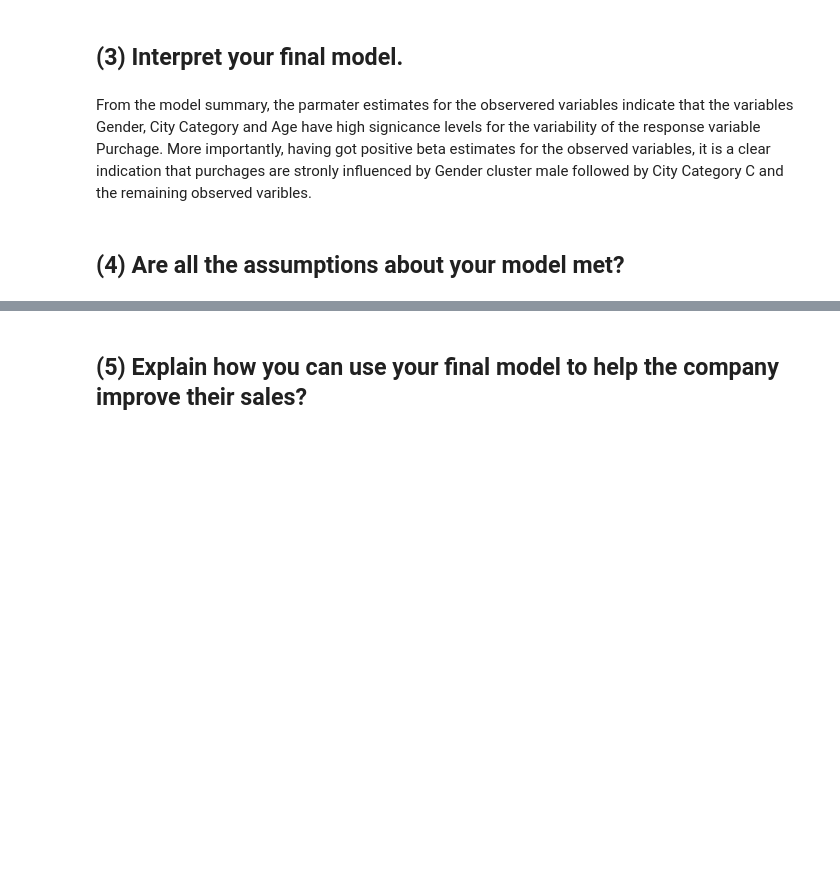
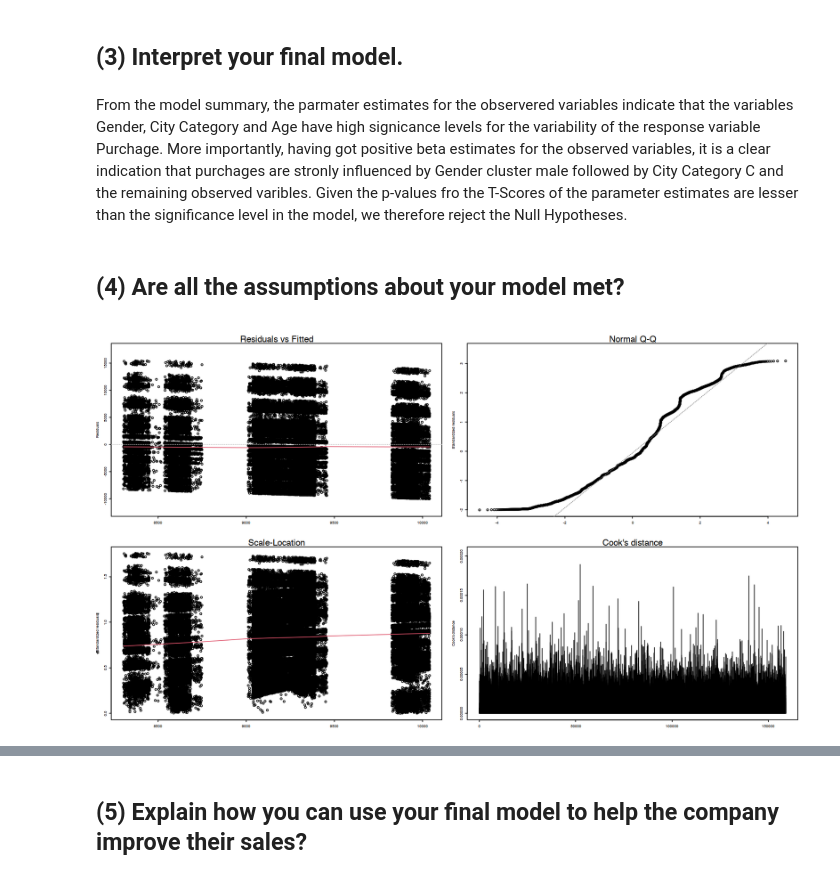
Before and after one commit to yusufbrima/AIMS, a Jupyter notebook: Lectures/Review Phase/Block 4/Statistical Regression With R/Assignments/002/brima_yusuf_SRR2.ipynb, the cells around one changed output, grey strips where cells are left out. Drawn from its saved outputs; the diff is of its cells as text; code cells hidden in the pictures; blank space fills up the shorter version.

```diff
--- a/Lectures/Review Phase/Block 4/Statistical Regression With R/Assignments/002/brima_yusuf_SRR2.ipynb
+++ b/Lectures/Review Phase/Block 4/Statistical Regression With R/Assignments/002/brima_yusuf_SRR2.ipynb
@@ -174,9 +170,25 @@ F-statistic: 322.4 on 4 and 158995 DF,  p-value: < 2.2e-16
 # %% [markdown]
 ## (3) Interpret your final model.
 # %% [markdown]
-From the model summary, the parmater estimates for the observered variables indicate that the variables Gender, City Category and Age have high signicance levels for the variability of the response variable Purchage. More importantly, having got positive beta estimates for the observed variables, it is a clear indication that purchages are stronly influenced by Gender cluster male followed by City Category C and the remaining observed varibles.
+From the model summary, the parmater estimates for the observered variables indicate that the variables Gender, City Category and Age have high signicance levels for the variability of the response variable Purchage. More importantly, having got positive beta estimates for the observed variables, it is a clear indication that purchages are stronly influenced by Gender cluster male followed by City Category C and the remaining observed varibles. Given the p-values fro the T-Scores of the parameter estimates are lesser than the significance level in the model, we therefore reject the Null Hypotheses.
 # %% [markdown]
 ## (4) Are all the assumptions about your model met?
+# %%
+options(repr.plot.width=14, repr.plot.height=8)
+par(mfrow=c(2,2))
+# make labels and margins smaller
+par(cex=0.4,mai=c(0.2,0.3,0.4,0.2))
+##Test of assumptions
+plot(model2,which=1) #Linearity Assumption
+
+
+plot(model2,which=2) #Normality Assumption
+
+plot(model2,which=3) #Scale-Location (homoscedasticity)
+
+plot(model2,which=4) #Cook's distance
+# %% [output]
+[figure, added]
 # %%
 ##Test of assumptions
 
```
Also changed, not shown: parts of 12 cells of this notebook, 19 other files.
